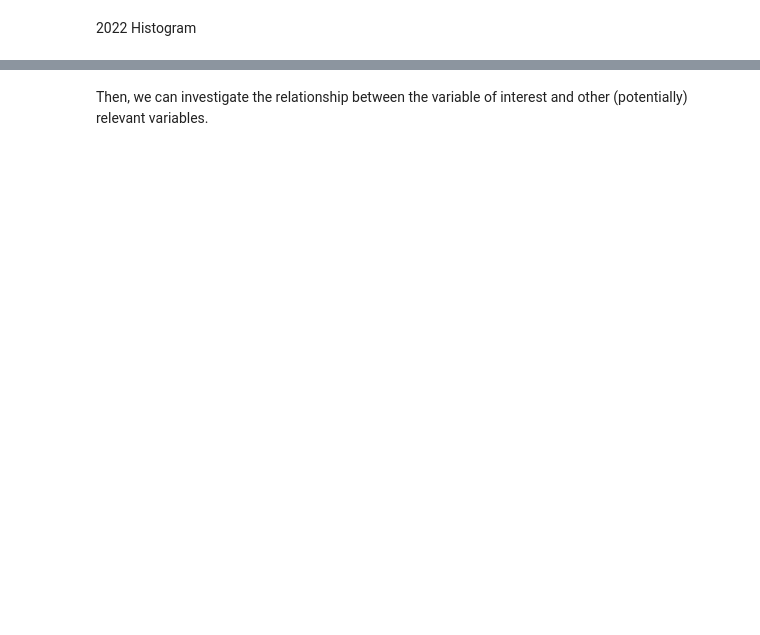
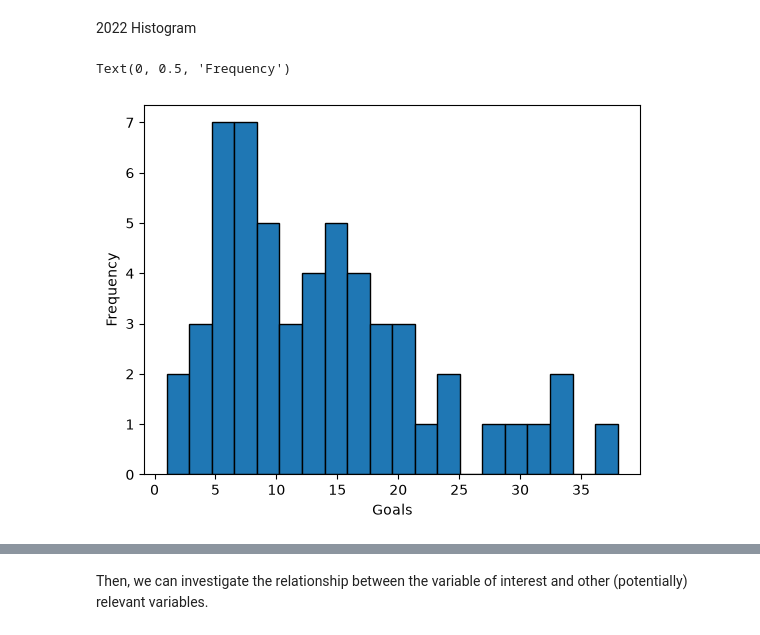
Before and after one commit to aalskdjfhg123/MDST-Sports-Soccer, a Jupyter notebook: WCQ_UEFA_datasets/attempt.ipynb, the cells around one changed output, grey strips where cells are left out. Saved outputs shown, nothing was run; the diff lists cells and outputs as text; code cells hidden in the pictures; blank space fills up the shorter version.

```diff
--- a/WCQ_UEFA_datasets/attempt.ipynb
+++ b/WCQ_UEFA_datasets/attempt.ipynb
@@ -209,3 +209,15 @@ cols_to_convert = ['Num_Players', 'Age_Players', 'Possession', 'Matches_Played',
        'Goals and Assists', 'Non-Penalty Goals', 'Penalty Kicks Made',
        'Penalty Kicks Attempted', 'Yellow Cards', 'Red Cards']
 df2026[cols_to_convert] = df2026[cols_to_convert].astype(float)
+
+cols_to_convert = ['Num_Players', 'Age_Players', 'Possession', 'Matches_Played',
+       'Starts', 'Minutes', '90s Played', 'Goals', 'Assists',
+       'Goals and Assists', 'Non-Penalty Goals', 'Penalty Kicks Made',
+       'Penalty Kicks Attempted', 'Yellow Cards', 'Red Cards']
+df2022[cols_to_convert] = df2022[cols_to_convert].astype(float)
+
+cols_to_convert = ['Num_Players', 'Age_Players', 'Possession', 'Matches_Played',
+       'Starts', 'Minutes', '90s Played', 'Goals', 'Assists',
+       'Goals and Assists', 'Non-Penalty Goals', 'Penalty Kicks Made',
+       'Penalty Kicks Attempted', 'Yellow Cards', 'Red Cards']
+df2018[cols_to_convert] = df2018[cols_to_convert].astype(float)
@@ -223,2 +253,9 @@ Text(0, 0.5, 'Frequency')
 # %% [markdown]
 2022 Histogram
+# %%
+df2022["Goals"].hist(bins = 20, edgecolor="black", grid=False)
+plt.xlabel('Goals')
+plt.ylabel('Frequency')
+# %% [output]
+Text(0, 0.5, 'Frequency')
+[figure, added]
```
Also changed, not shown: parts of 4 cells of this notebook.
